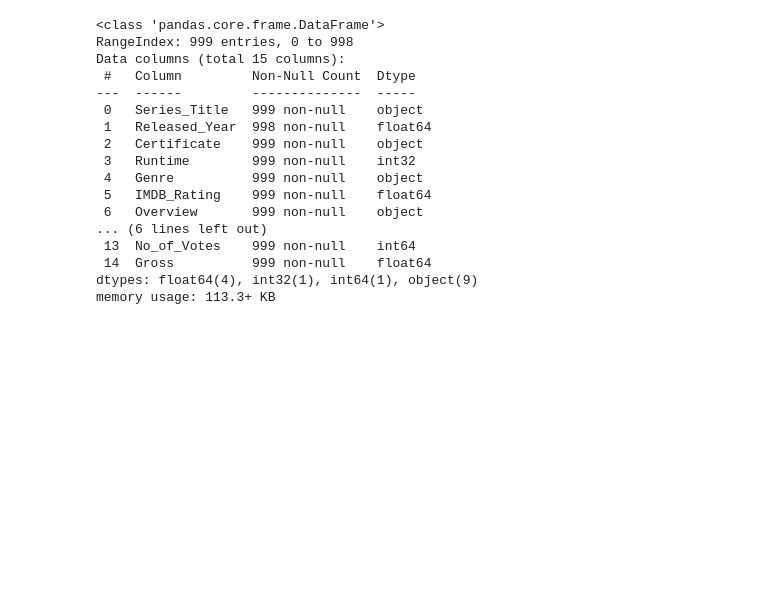
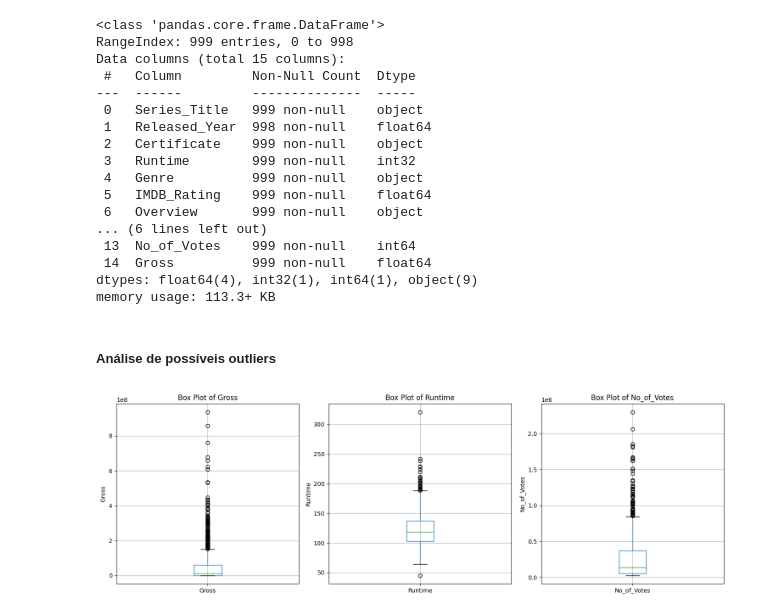
Before and after one commit to albiecr/LH-2025-11, a Jupyter notebook: Notebook/DataScienceChallenge.ipynb, the cells around one changed output. Drawn from its saved outputs; the diff is of its cells as text; code cells hidden in the pictures; blank space fills up the shorter version.

Commit message:
feat: outliers analysis

```diff
--- a/Notebook/DataScienceChallenge.ipynb
+++ b/Notebook/DataScienceChallenge.ipynb
@@ -121,3 +121,20 @@ Data columns (total 15 columns):
  14  Gross          999 non-null    float64
 dtypes: float64(4), int32(1), int64(1), object(9)
 memory usage: 113.3+ KB
+# %% [markdown]
+##### Análise de possíveis outliers
+# %%
+import matplotlib.pyplot as plt
+
+numeric_col = ['Gross', 'Runtime', 'No_of_Votes']
+fig, axes = plt.subplots(1, len(numeric_col), figsize=(15,5))
+
+for i, col in enumerate(numeric_col):
+    desafio_indicium_imdb.boxplot(column=col, ax=axes[i])
+    axes[i].set_title(f'Box Plot of {col}')
+    axes[i].set_ylabel(col)
+
+plt.tight_layout()
+plt.show()
+# %% [output]
+[figure, added]
```
